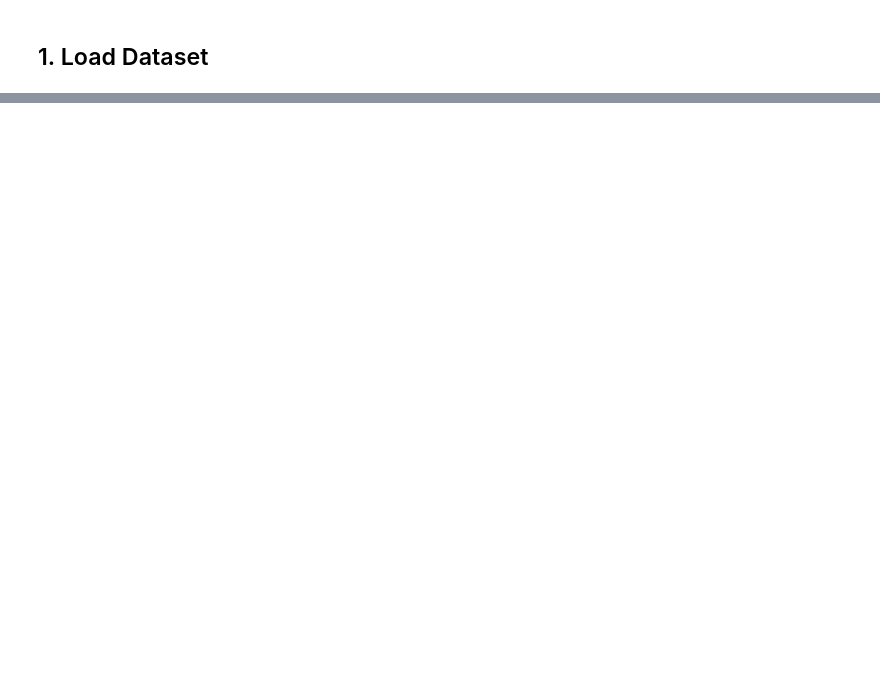
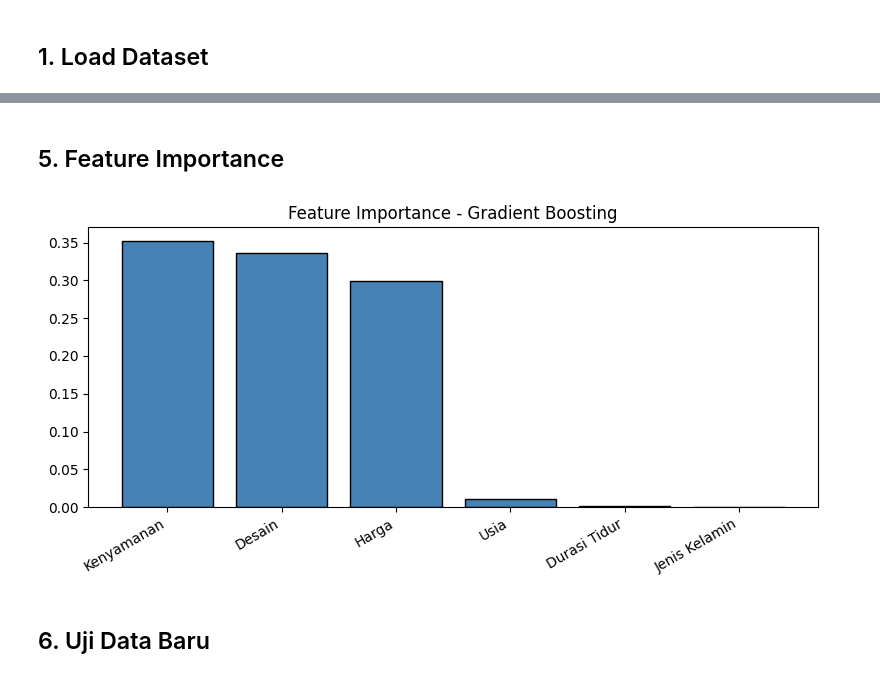
Before and after one commit to ajitugas19-design/project_4_statistik, a Jupyter notebook: Models/GradientBoosting.ipynb, the cells around one changed output, grey strips where cells are left out. Cells and saved outputs as stored; diff of their text form; code cells hidden in the pictures; blank space fills up the shorter version.

```diff
--- a/Models/GradientBoosting.ipynb
+++ b/Models/GradientBoosting.ipynb
@@ -230,7 +8,0 @@ Kualitas Model : SANGAT BAIK
-# %%
-import pickle
-
-with open('../flask-app/gb_model.pkl', 'wb') as f:
-    pickle.dump(model, f)
-
-print('✅ Model berhasil disimpan: gb_model.pkl')
@@ -238,0 +147,16 @@ print('✅ Model berhasil disimpan: gb_model.pkl')
+# %% [markdown]
+## 5. Feature Importance
+# %%
+import numpy as np
+feature_names = ["Jenis Kelamin","Usia","Harga","Desain","Kenyamanan","Durasi Tidur"]
+imp = clf.feature_importances_
+idx = np.argsort(imp)[::-1]
+plt.figure(figsize=(8,4))
+plt.bar(range(len(feature_names)), imp[idx], color="steelblue", edgecolor="black")
+plt.xticks(range(len(feature_names)), [feature_names[i] for i in idx], rotation=30, ha="right")
+plt.title("Feature Importance - Gradient Boosting")
+plt.tight_layout(); plt.show()
+# %% [output]
+[figure, added]
+# %% [markdown]
+## 6. Uji Data Baru
```
Also changed, not shown: parts of 38 cells of this notebook, 11 other files.
